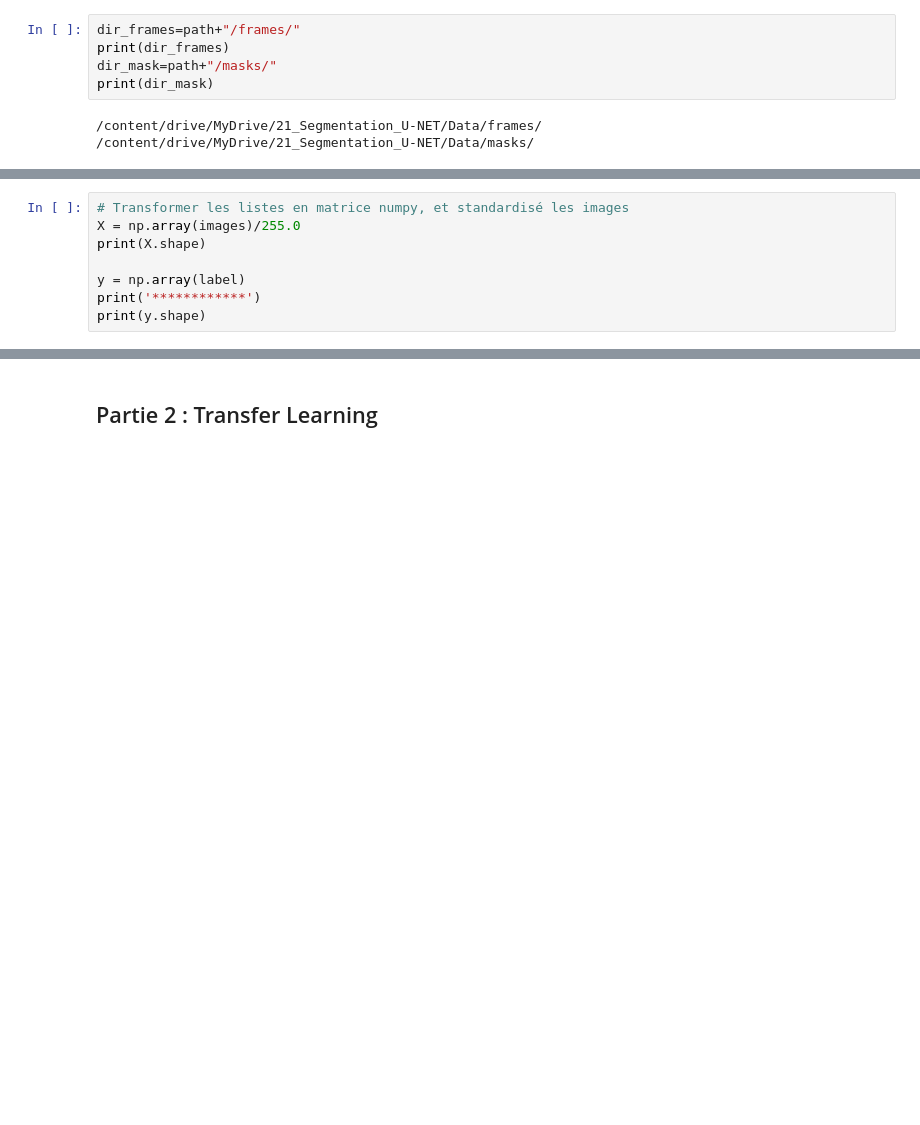
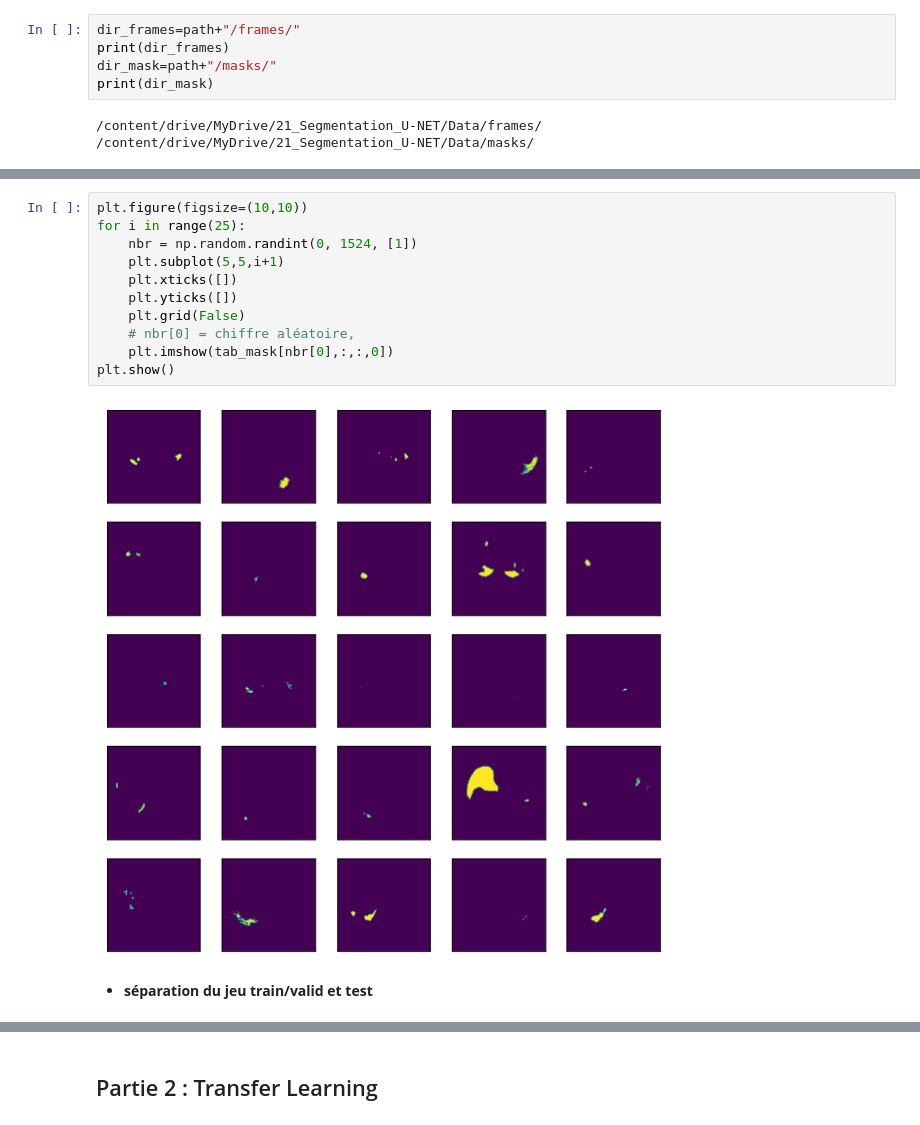
Before and after one commit to MainaLD/21_Segmentation_lesions_pulmonaires, a Jupyter notebook: U-NET_Segmentation_lesions_pulmonaires.ipynb, the cells around one changed output, grey strips where cells are left out. Saved outputs shown, nothing was run; the diff lists cells and outputs as text; blank space fills up the shorter version.

```diff
--- a/U-NET_Segmentation_lesions_pulmonaires.ipynb
+++ b/U-NET_Segmentation_lesions_pulmonaires.ipynb
@@ -102,8 +123,17 @@ plt.show()
-# %%
-# Transformer les listes en matrice numpy, et standardisé les images
-X = np.array(images)/255.0
-print(X.shape)
-
-y = np.array(label)
-print('************')
-print(y.shape)
+# %%
+plt.figure(figsize=(10,10))
+for i in range(25):
+    nbr = np.random.randint(0, 1524, [1])
+    plt.subplot(5,5,i+1)
+    plt.xticks([])
+    plt.yticks([])
+    plt.grid(False)
+    # nbr[0] = chiffre aléatoire,
+    plt.imshow(tab_mask[nbr[0],:,:,0])
+plt.show()
+# %% [output]
+[figure, added]
+# %% [markdown]
+
+
+*   **séparation du jeu train/valid et test**
```
Also changed, not shown: parts of 30 cells of this notebook.
